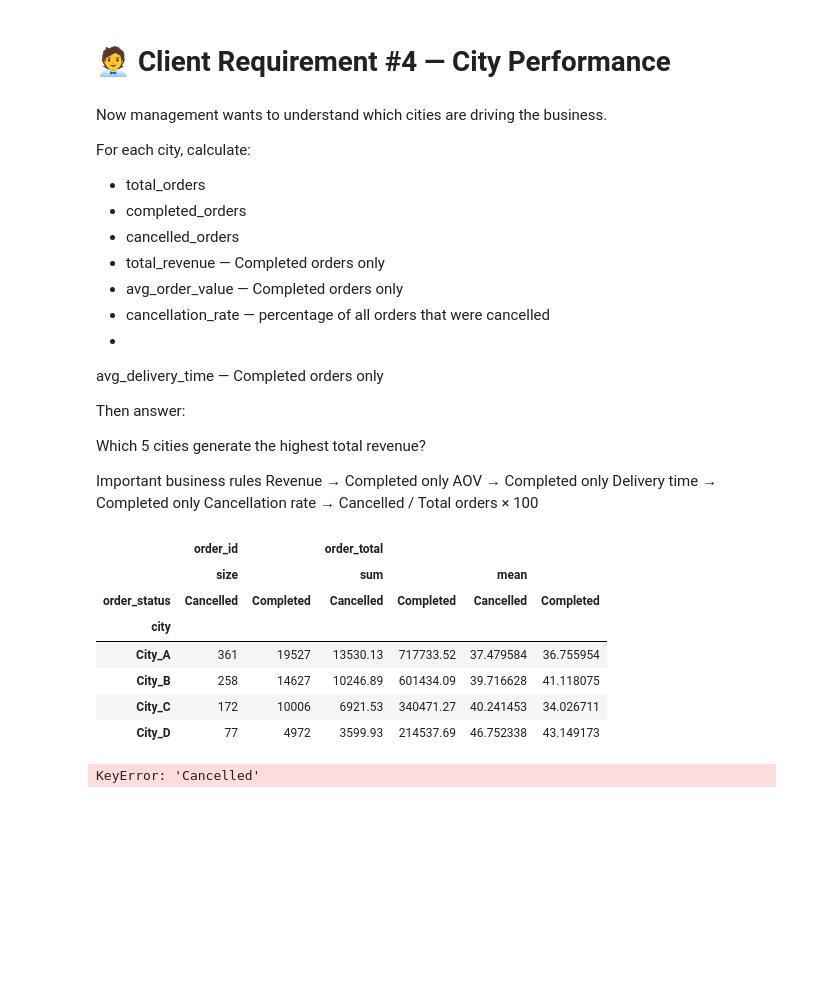
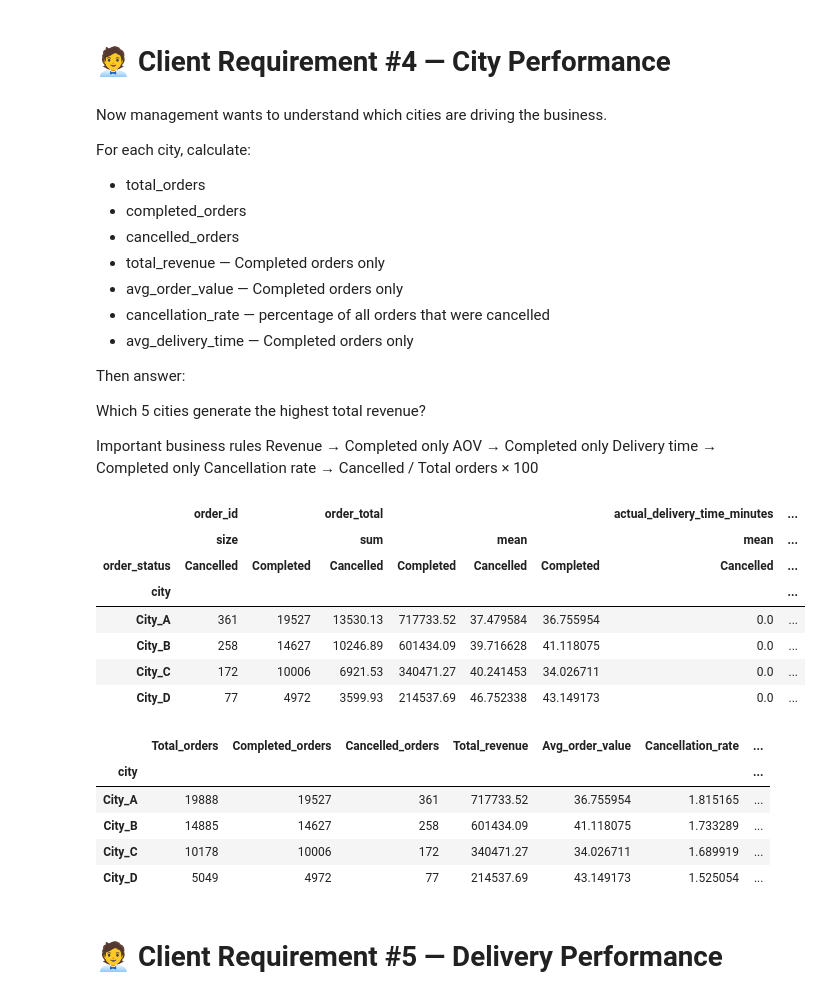
Before and after one commit to KishanG02/Jupyterfiles, a Jupyter notebook: Practice_pandas.ipynb, the cells around one changed output. Saved outputs shown, nothing was run; the diff lists cells and outputs as text; code cells hidden in the pictures; blank space fills up the shorter version.

```diff
--- a/Practice_pandas.ipynb
+++ b/Practice_pandas.ipynb
@@ -160,8 +187,7 @@ For each city, calculate:
 - total_revenue — Completed orders only
 - avg_order_value — Completed orders only
 - cancellation_rate — percentage of all orders that were cancelled
--
-avg_delivery_time — Completed orders only
+- avg_delivery_time — Completed orders only
 
 Then answer:
 
@@ -173,24 +199,33 @@ AOV → Completed only
 Delivery time → Completed only
 Cancellation rate → Cancelled / Total orders × 100
 # %%
-temp = df.groupby(['city','order_status'])[['order_id','order_total']].agg({'order_id':'size', 'order_total':['sum','mean']})
-temp.fillna(0,inplace = True).unstack()
+temp = df.groupby(['city','order_status'])[['order_id','order_total','actual_delivery_time_minutes']].agg({'order_id':'size', 'order_total':['sum','mean'],'actual_delivery_time_minutes':'mean'}).unstack()
+temp.fillna(0,inplace = True)
 # %% [output]
-|  | order_id |  | order_total |  |  |  |
-|  | size |  | sum |  | mean |  |
-| order_status | Cancelled | Completed | Cancelled | Completed | Cancelled | Completed |
-| city |  |  |  |  |  |  |
-| City_A | 361 | 19527 | 13530.13 | 717733.52 | 37.479584 | 36.755954 |
-| City_B | 258 | 14627 | 10246.89 | 601434.09 | 39.716628 | 41.118075 |
-| City_C | 172 | 10006 | 6921.53 | 340471.27 | 40.241453 | 34.026711 |
-| City_D | 77 | 4972 | 3599.93 | 214537.69 | 46.752338 | 43.149173 |
+|  | order_id |  | order_total |  |  |  | actual_delivery_time_minutes | ... |
+|  | size |  | sum |  | mean |  | mean | ... |
+| order_status | Cancelled | Completed | Cancelled | Completed | Cancelled | Completed | Cancelled | ... |
+| city |  |  |  |  |  |  |  | ... |
+| City_A | 361 | 19527 | 13530.13 | 717733.52 | 37.479584 | 36.755954 | 0.0 | ... |
+| City_B | 258 | 14627 | 10246.89 | 601434.09 | 39.716628 | 41.118075 | 0.0 | ... |
+| City_C | 172 | 10006 | 6921.53 | 340471.27 | 40.241453 | 34.026711 | 0.0 | ... |
+| City_D | 77 | 4972 | 3599.93 | 214537.69 | 46.752338 | 43.149173 | 0.0 | ... |
 # %%
-client4 = pd.DataFrame(index = temp.index)
+client4 = pd.DataFrame(index=temp.index)
 client4['Total_orders'] = (temp['order_id']['size']['Cancelled'] + temp['order_id']['size']['Completed'])
 client4['Completed_orders'] = temp['order_id']['size']['Completed']
 client4['Cancelled_orders'] = temp['order_id']['size']['Cancelled']
 client4['Total_revenue'] = temp['order_total']['sum']['Completed']
 client4['Avg_order_value'] = temp['order_total']['mean']['Completed']
 client4['Cancellation_rate'] = (client4['Cancelled_orders']/client4['Total_orders'])*100
+client4['Avg_delivery_time'] = temp['actual_delivery_time_minutes']['mean']['Completed']
+client4.sort_values('Total_revenue',ascending=False)
 # %% [output]
-KeyError: 'Cancelled'
+|  | Total_orders | Completed_orders | Cancelled_orders | Total_revenue | Avg_order_value | Cancellation_rate | ... |
+| city |  |  |  |  |  |  | ... |
+| City_A | 19888 | 19527 | 361 | 717733.52 | 36.755954 | 1.815165 | ... |
+| City_B | 14885 | 14627 | 258 | 601434.09 | 41.118075 | 1.733289 | ... |
+| City_C | 10178 | 10006 | 172 | 340471.27 | 34.026711 | 1.689919 | ... |
+| City_D | 5049 | 4972 | 77 | 214537.69 | 43.149173 | 1.525054 | ... |
+# %% [markdown]
+# 🧑‍💼 Client Requirement #5 — Delivery Performance
```
Also changed, not shown: parts of 99 cells of this notebook, 2 other files.
